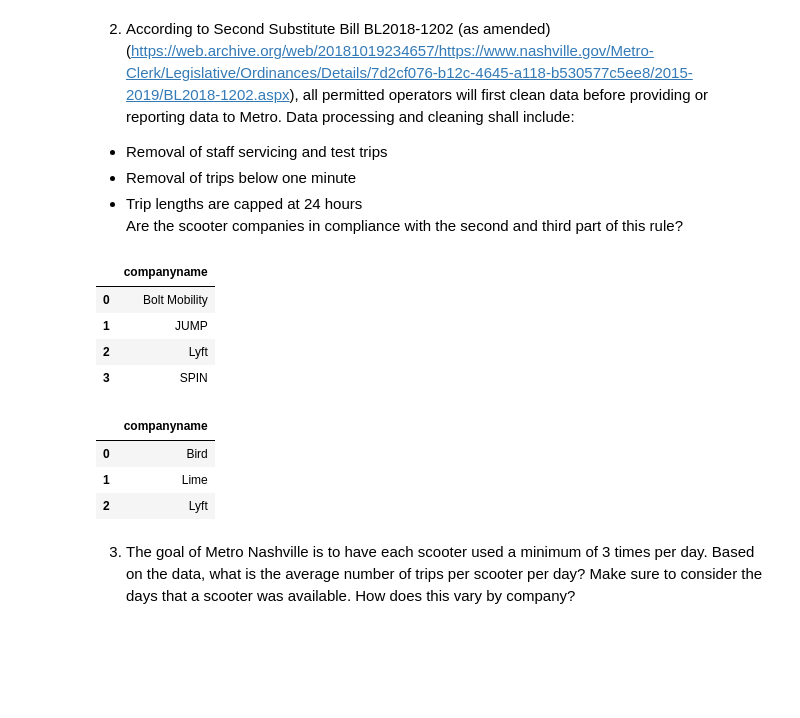
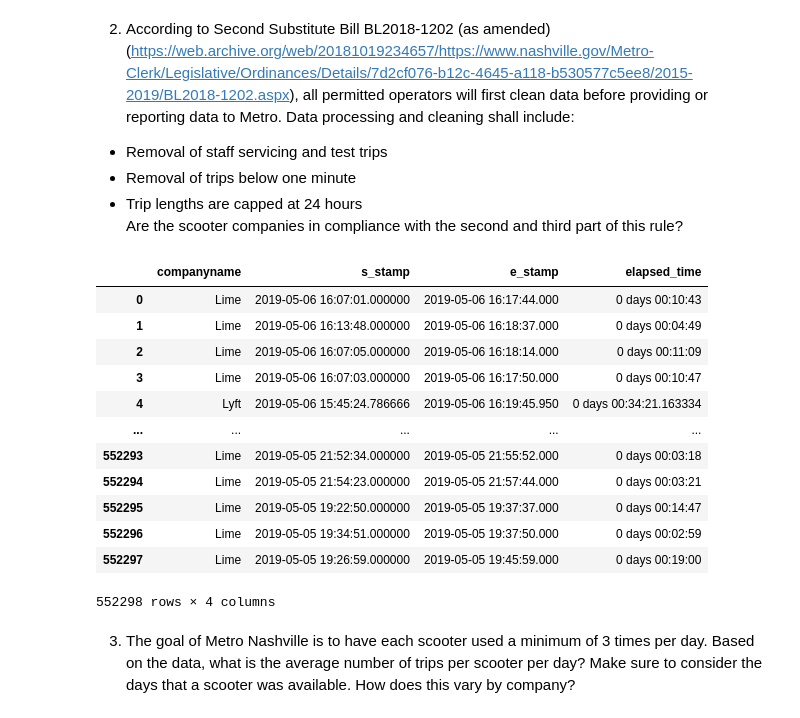
Before and after one commit to elisianguyen/nashville_scooters, a Jupyter notebook: notebooks/scooter_code.ipynb, the cells around one changed output. Saved outputs shown, nothing was run; the diff lists cells and outputs as text; code cells hidden in the pictures; blank space fills up the shorter version.

```diff
--- a/notebooks/scooter_code.ipynb
+++ b/notebooks/scooter_code.ipynb
@@ -351,32 +351,31 @@ Are the scooter companies in compliance with the second and third part of this r
 # %%
 query="""
 select
-distinct companyname
+companyname,
+startdate + starttime as s_stamp,
+enddate + endtime as e_stamp,
+(enddate + endtime)-(startdate + starttime) as elapsed_time
 from trips
-where tripduration>1439
+where (enddate + endtime)-(startdate + starttime) > interval '1 minute'
+and (enddate + endtime)-(startdate + starttime) < interval '1440 minute'
+
 """
-trips_over_1day =  pd.read_sql(text(query), con = engine)
-trips_over_1day
+in_compliance =  pd.read_sql(text(query), con = engine)
+in_compliance
 # %% [output]
-|  | companyname |
-| 0 | Bolt Mobility |
-| 1 | JUMP |
-| 2 | Lyft |
-| 3 | SPIN |
+|  | companyname | s_stamp | e_stamp | elapsed_time |
+| 0 | Lime | 2019-05-06 16:07:01.000000 | 2019-05-06 16:17:44.000 | 0 days 00:10:43 |
+| 1 | Lime | 2019-05-06 16:13:48.000000 | 2019-05-06 16:18:37.000 | 0 days 00:04:49 |
+| 2 | Lime | 2019-05-06 16:07:05.000000 | 2019-05-06 16:18:14.000 | 0 days 00:11:09 |
+| 3 | Lime | 2019-05-06 16:07:03.000000 | 2019-05-06 16:17:50.000 | 0 days 00:10:47 |
+| 4 | Lyft | 2019-05-06 15:45:24.786666 | 2019-05-06 16:19:45.950 | 0 days 00:34:21.163334 |
+| ... | ... | ... | ... | ... |
+| 552293 | Lime | 2019-05-05 21:52:34.000000 | 2019-05-05 21:55:52.000 | 0 days 00:03:18 |
+| 552294 | Lime | 2019-05-05 21:54:23.000000 | 2019-05-05 21:57:44.000 | 0 days 00:03:21 |
+| 552295 | Lime | 2019-05-05 19:22:50.000000 | 2019-05-05 19:37:37.000 | 0 days 00:14:47 |
+| 552296 | Lime | 2019-05-05 19:34:51.000000 | 2019-05-05 19:37:50.000 | 0 days 00:02:59 |
+| 552297 | Lime | 2019-05-05 19:26:59.000000 | 2019-05-05 19:45:59.000 | 0 days 00:19:00 |
+552298 rows × 4 columns
-# %%
-query="""
-select
-distinct companyname
-from trips
-where tripduration <1
-"""
-trips_under =  pd.read_sql(text(query), con = engine)
-trips_under
-# %% [output]
-|  | companyname |
-| 0 | Bird |
-| 1 | Lime |
-| 2 | Lyft |
 # %% [markdown]
 3. The goal of Metro Nashville is to have each scooter used a minimum of 3 times per day. Based on the data, what is the average number of trips per scooter per day? Make sure to consider the days that a scooter was available. How does this vary by company?
 # %%
```
Also changed, not shown: parts of 10 cells of this notebook.
